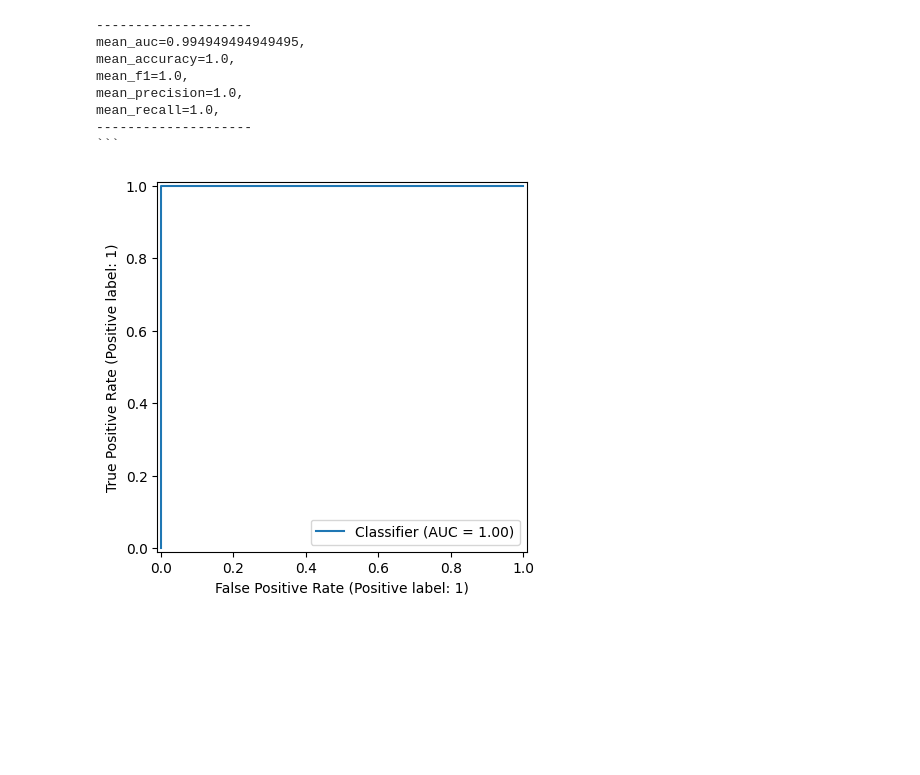
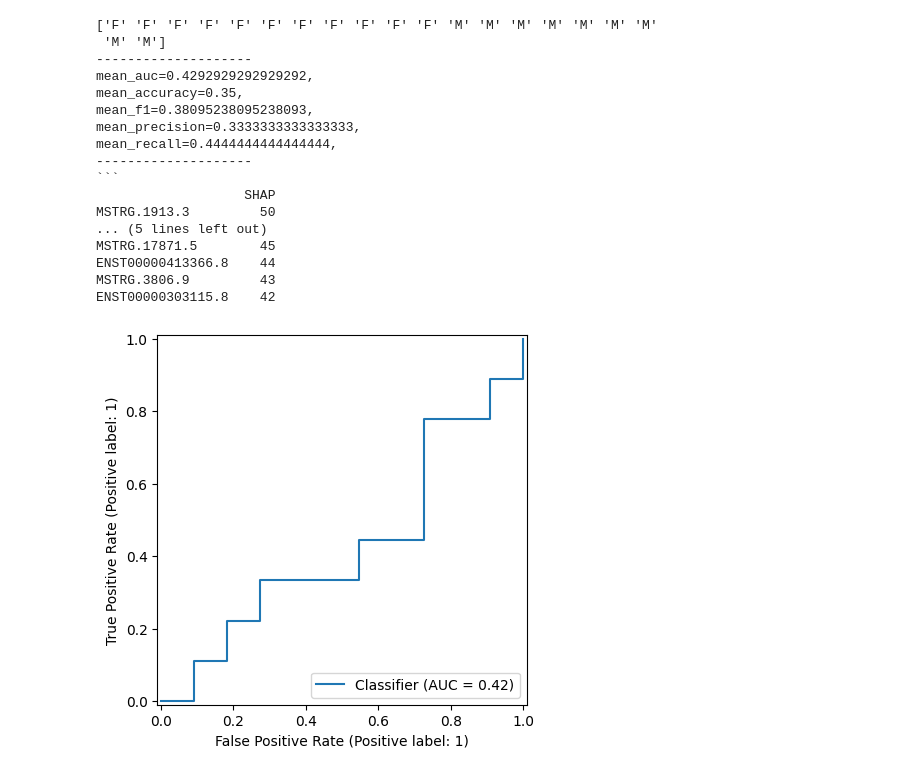
Before and after one commit to zodelheim/sea-infer-rna-seq, a Jupyter notebook: notebooks/Brain0LowMLScore.ipynb, the cells around one changed output. Saved outputs shown, nothing was run; the diff lists cells and outputs as text; code cells hidden in the pictures; blank space fills up the shorter version.

````diff
--- a/notebooks/Brain0LowMLScore.ipynb
+++ b/notebooks/Brain0LowMLScore.ipynb
@@ -43,7 +43,7 @@ use_CV = True
 model_type = 'catboost'
 model_type = 'xgboost'
 
-organ = ['BRAIN0', "HEART", "BRAIN1", 'None'][0]
+organ = ['BRAIN0', "HEART", "BRAIN1", 'None'][1]
 
 #! SHOLD BE THE SAME AS IN train_model.py
 # feature_importance_method = 'native'
@@ -52,7 +52,7 @@ feature_importance_method = 'SHAP'
 
 value_to_predict = 'Sex'
 
-sex = ['chrXY', 'chrX'][1]
+sex = ['chrXY', 'chrX', 'chrY', 'autosome'][2]
 # %%
 with open(f'../models/{model_type}.json', 'r') as file:
     model_params = json.load(file)
@@ -176,19 +192,24 @@ data_eval_header = pd.read_csv(fdir_external / organ / 'reg' / 'SraRunTable.txt'
 # print(data_eval_header.columns)
 # print('ground true: ', (data_eval_header['sex'].values == 'male').astype(int))
 
-features_fname = f"geuvadis_features_{sex}_calibration_{organ}.csv"
+features_fname = f"geuvadis_train_features_{sex}_calibration_{organ}.csv"
 features_list = pd.read_csv(ml_models_fdir / model_type / features_fname, index_col=0)
 
 data_eval = data_eval[features_list.index]
 
 X_eval = data_eval.values
-y_eval = data_eval_header['sex'].values
+y_eval = data_eval_header['sex'].replace(
+    {"female": "F", 'male': "M"}
+).values
+print(y_eval)
 
 label_encoder = LabelEncoder().fit(y_eval)
 y_eval = label_encoder.transform(y_eval)
 
-X_eval = RobustScaler().fit_transform(X_eval)
-X_eval[:, 5] = X_eval[:, 5] - 0.25
+scaler = RobustScaler().fit(X_eval)
+X_eval = scaler.transform(X_eval)
+
+# X_eval = RobustScaler().fit_transform(X_eval)
 
 proba = np.zeros(shape=(X_eval.shape[0], 2))
 pred = np.zeros(shape=(X_eval.shape[0]))
@@ -201,8 +222,8 @@ precisions = []
 recalls = []
 
 for i in range(1):
-    saved_model_filename = f"geuvadis_fold{i}_{sex}_calibration_{organ}.json"
-    model.load_model(fname=ml_models_fdir / model_type / saved_model_filename)
+    # saved_model_filename = f"geuvadis_fold{i}_{sex}_calibration_{organ}.json"
+    # model.load_model(fname=ml_models_fdir / model_type / saved_model_filename)
 
     proba += model.predict_proba(X_eval)
     pred_ = model.predict(X_eval)
@@ -226,37 +247,46 @@ for i in range(1):
 proba = proba / 5
 # # pred = pred / 5
 # if sex == 'autosome':
 #     print('predicted:   ', (proba[:, 1] > 0.5).astype(int))
 # else:
 #     print('predicted:   ', (proba[:, 1] > 0.5).astype(int))
 # # print(pred.astype(int))
 
 mean_tpr = np.mean(tprs, axis=0)
 mean_tpr[-1] = 1.0
 
 mean_auc = auc(mean_fpr, mean_tpr)
 mean_accuracy = np.mean(accuracies)
 mean_f1 = np.mean(f1)
 mean_precision = np.mean(precisions)
 mean_recall = np.mean(recalls)
 
 print("-" * 20)
 print(f"{mean_auc=},")
 print(f"{mean_accuracy=},")
 print(f"{mean_f1=},")
 print(f"{mean_precision=},")
 print(f"{mean_recall=},")
 print("-" * 20)
 print('```')
 
-# print(features_list)
+print(features_list)
 # %% [output]
+['F' 'F' 'F' 'F' 'F' 'F' 'F' 'F' 'F' 'F' 'F' 'M' 'M' 'M' 'M' 'M' 'M' 'M'
+ 'M' 'M']
 --------------------
-mean_auc=0.994949494949495,
-mean_accuracy=1.0,
-mean_f1=1.0,
-mean_precision=1.0,
-mean_recall=1.0,
+mean_auc=0.4292929292929292,
+mean_accuracy=0.35,
+mean_f1=0.38095238095238093,
+mean_precision=0.3333333333333333,
+mean_recall=0.4444444444444444,
 --------------------
 ```
+                   SHAP
+MSTRG.1913.3         50
+... (5 lines left out)
+MSTRG.17871.5        45
+ENST00000413366.8    44
+MSTRG.3806.9         43
+ENST00000303115.8    42
-[figure, old version]
+[figure, new version]
````
Also changed, not shown: parts of 13 cells of this notebook, 1 other file.
